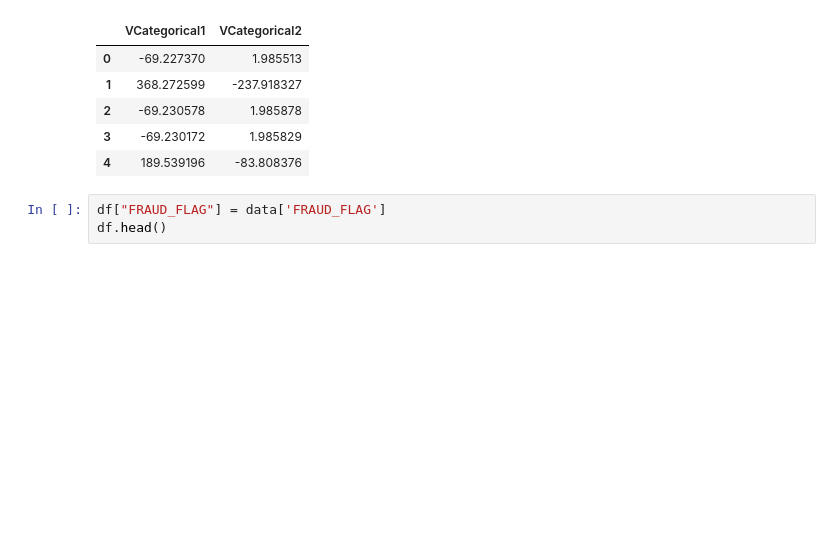
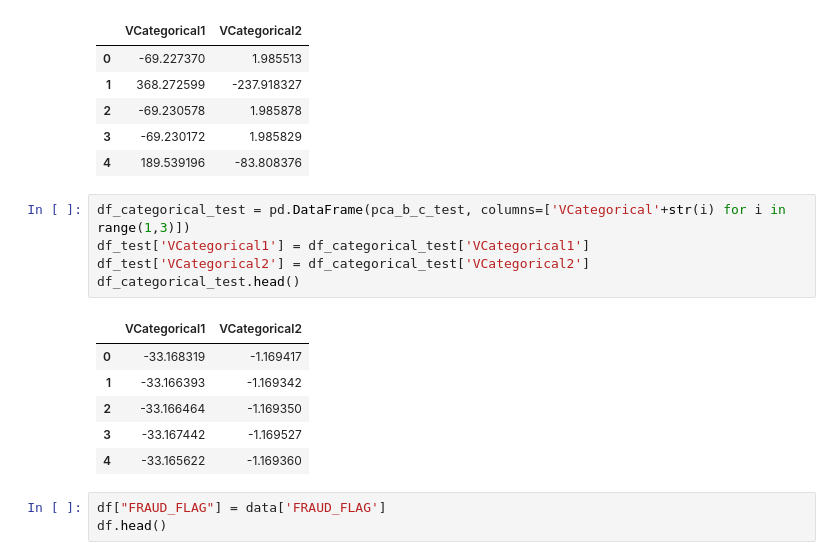
Before and after one commit to 25ohms/scotiabankfrauddetection, a Jupyter notebook: test.ipynb, the cells around one changed output. Drawn from its saved outputs; the diff is of its cells as text; blank space fills up the shorter version.

```diff
--- a/test.ipynb
+++ b/test.ipynb
@@ -391,6 +420,18 @@ df_categorical.head()
 | 2 | -69.230578 | 1.985878 |
 | 3 | -69.230172 | 1.985829 |
 | 4 | 189.539196 | -83.808376 |
+# %%
+df_categorical_test = pd.DataFrame(pca_b_c_test, columns=['VCategorical'+str(i) for i in range(1,3)])
+df_test['VCategorical1'] = df_categorical_test['VCategorical1']
+df_test['VCategorical2'] = df_categorical_test['VCategorical2']
+df_categorical_test.head()
+# %% [output]
+|  | VCategorical1 | VCategorical2 |
+| 0 | -33.168319 | -1.169417 |
+| 1 | -33.166393 | -1.169342 |
+| 2 | -33.166464 | -1.169350 |
+| 3 | -33.167442 | -1.169527 |
+| 4 | -33.165622 | -1.169360 |
 # %%
 df["FRAUD_FLAG"] = data['FRAUD_FLAG']
 df.head()
```
Also changed, not shown: parts of 21 cells of this notebook.
